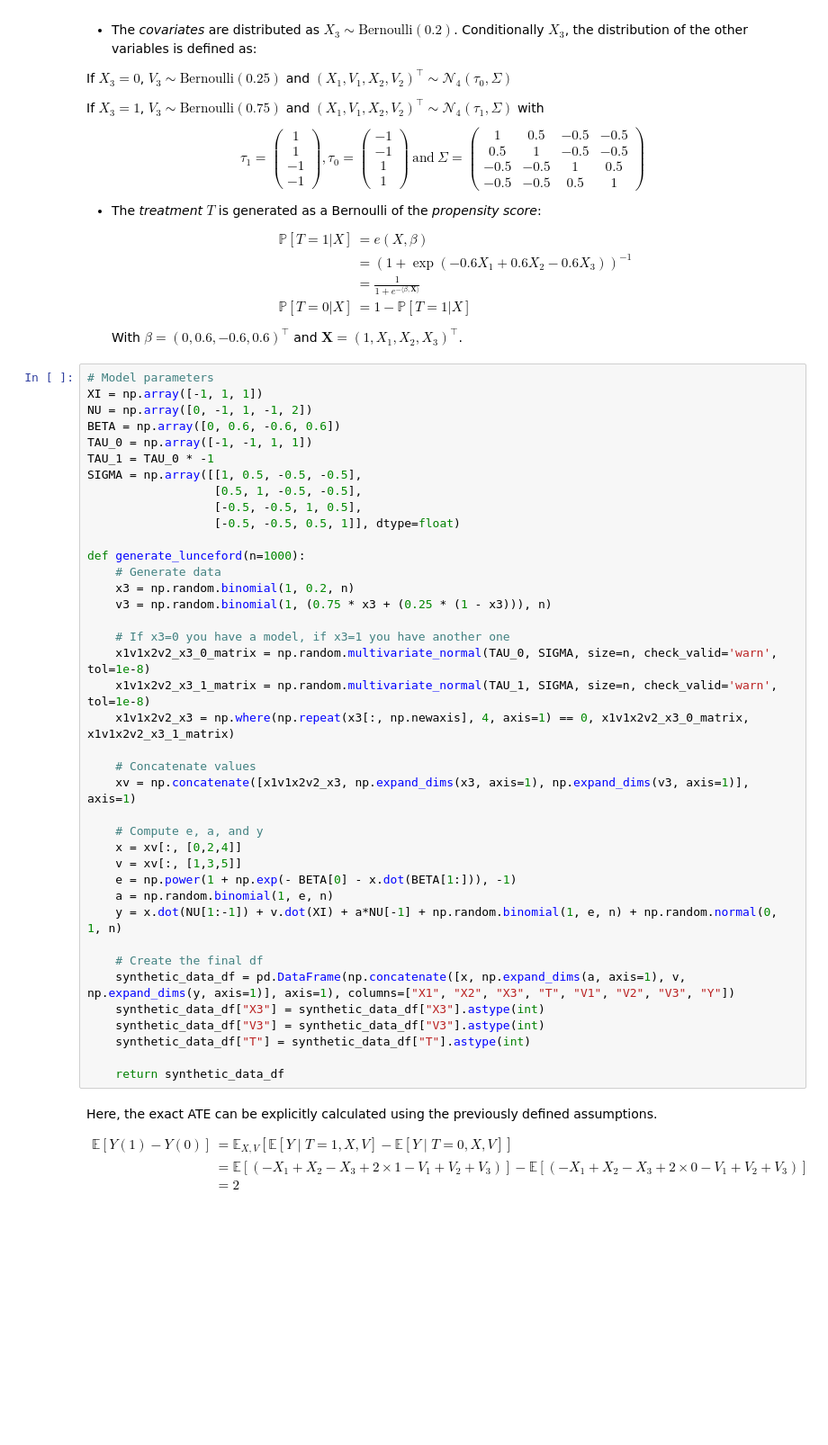
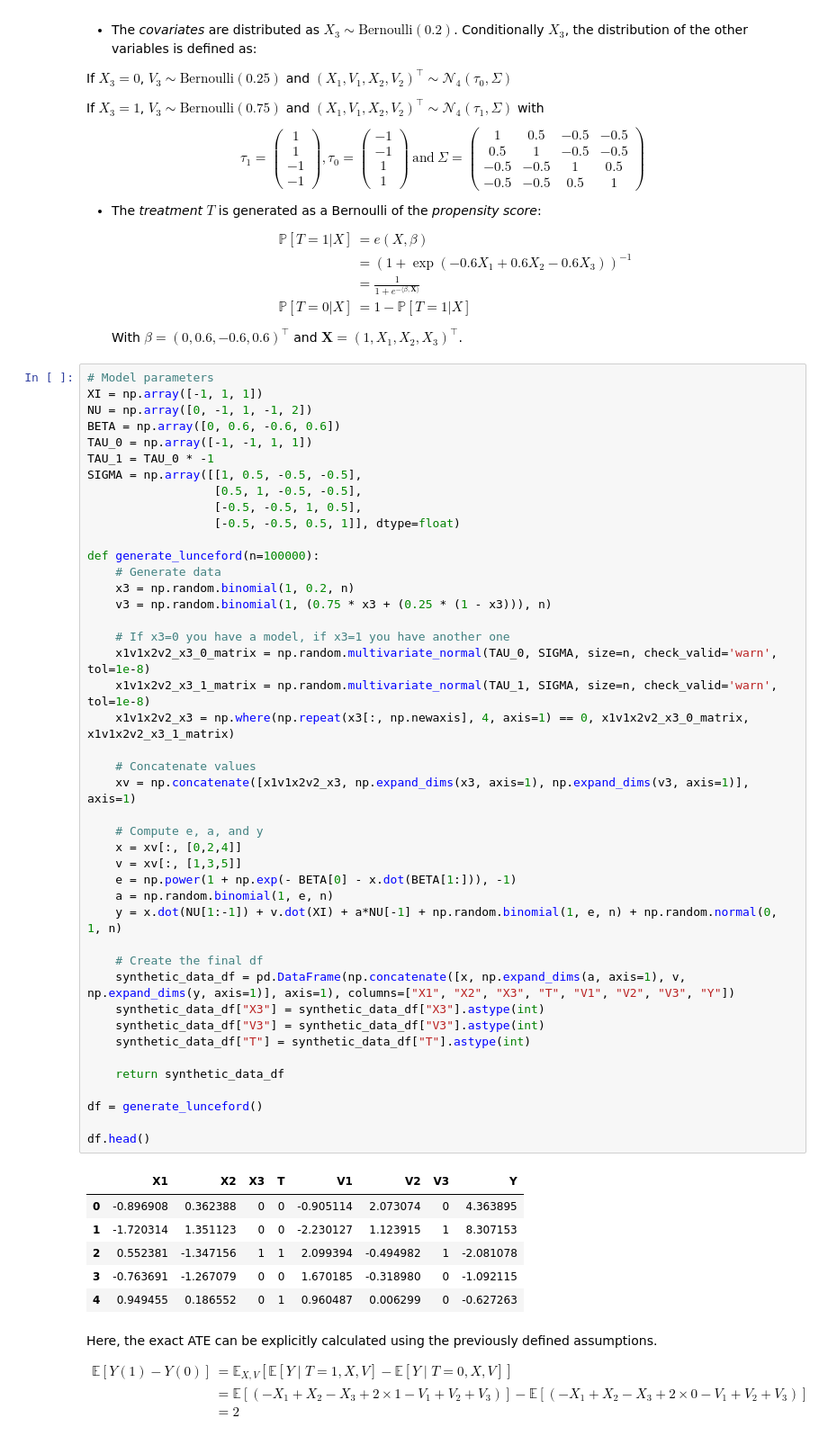
Before and after one commit to ThierryRioual/CausalEffectEstimation, a Jupyter notebook: notebooks_1.16.0/pyAgrumLab2.ipynb, the cells around one changed output. Shown at 90% size. Saved outputs shown, nothing was run; the diff lists cells and outputs as text; blank space fills up the shorter version.

```diff
--- a/notebooks_1.16.0/pyAgrumLab2.ipynb
+++ b/notebooks_1.16.0/pyAgrumLab2.ipynb
@@ -91,34 +67,45 @@ SIGMA = np.array([[1, 0.5, -0.5, -0.5],
                   [0.5, 1, -0.5, -0.5],
                   [-0.5, -0.5, 1, 0.5],
                   [-0.5, -0.5, 0.5, 1]], dtype=float)
 
-def generate_lunceford(n=1000):
+def generate_lunceford(n=100000):
     # Generate data
     x3 = np.random.binomial(1, 0.2, n)
     v3 = np.random.binomial(1, (0.75 * x3 + (0.25 * (1 - x3))), n)
 
     # If x3=0 you have a model, if x3=1 you have another one
     x1v1x2v2_x3_0_matrix = np.random.multivariate_normal(TAU_0, SIGMA, size=n, check_valid='warn', tol=1e-8)
     x1v1x2v2_x3_1_matrix = np.random.multivariate_normal(TAU_1, SIGMA, size=n, check_valid='warn', tol=1e-8)
     x1v1x2v2_x3 = np.where(np.repeat(x3[:, np.newaxis], 4, axis=1) == 0, x1v1x2v2_x3_0_matrix, x1v1x2v2_x3_1_matrix)
 
     # Concatenate values
     xv = np.concatenate([x1v1x2v2_x3, np.expand_dims(x3, axis=1), np.expand_dims(v3, axis=1)], axis=1)
 
     # Compute e, a, and y
     x = xv[:, [0,2,4]]
     v = xv[:, [1,3,5]]
     e = np.power(1 + np.exp(- BETA[0] - x.dot(BETA[1:])), -1)
     a = np.random.binomial(1, e, n)
     y = x.dot(NU[1:-1]) + v.dot(XI) + a*NU[-1] + np.random.binomial(1, e, n) + np.random.normal(0, 1, n)
 
     # Create the final df
     synthetic_data_df = pd.DataFrame(np.concatenate([x, np.expand_dims(a, axis=1), v, np.expand_dims(y, axis=1)], axis=1), columns=["X1", "X2", "X3", "T", "V1", "V2", "V3", "Y"])
     synthetic_data_df["X3"] = synthetic_data_df["X3"].astype(int)
     synthetic_data_df["V3"] = synthetic_data_df["V3"].astype(int)
     synthetic_data_df["T"] = synthetic_data_df["T"].astype(int)
 
     return synthetic_data_df
+
+df = generate_lunceford()
+
+df.head()
+# %% [output]
+|  | X1 | X2 | X3 | T | V1 | V2 | V3 | Y |
+| 0 | -0.896908 | 0.362388 | 0 | 0 | -0.905114 | 2.073074 | 0 | 4.363895 |
+| 1 | -1.720314 | 1.351123 | 0 | 0 | -2.230127 | 1.123915 | 1 | 8.307153 |
+| 2 | 0.552381 | -1.347156 | 1 | 1 | 2.099394 | -0.494982 | 1 | -2.081078 |
+| 3 | -0.763691 | -1.267079 | 0 | 0 | 1.670185 | -0.318980 | 0 | -1.092115 |
+| 4 | 0.949455 | 0.186552 | 0 | 1 | 0.960487 | 0.006299 | 0 | -0.627263 |
 # %% [markdown]
 Here, the exact ATE can be explicitly calculated using the previously defined assumptions.
 
```
Also changed, not shown: parts of 82 cells of this notebook, 4 other files.
